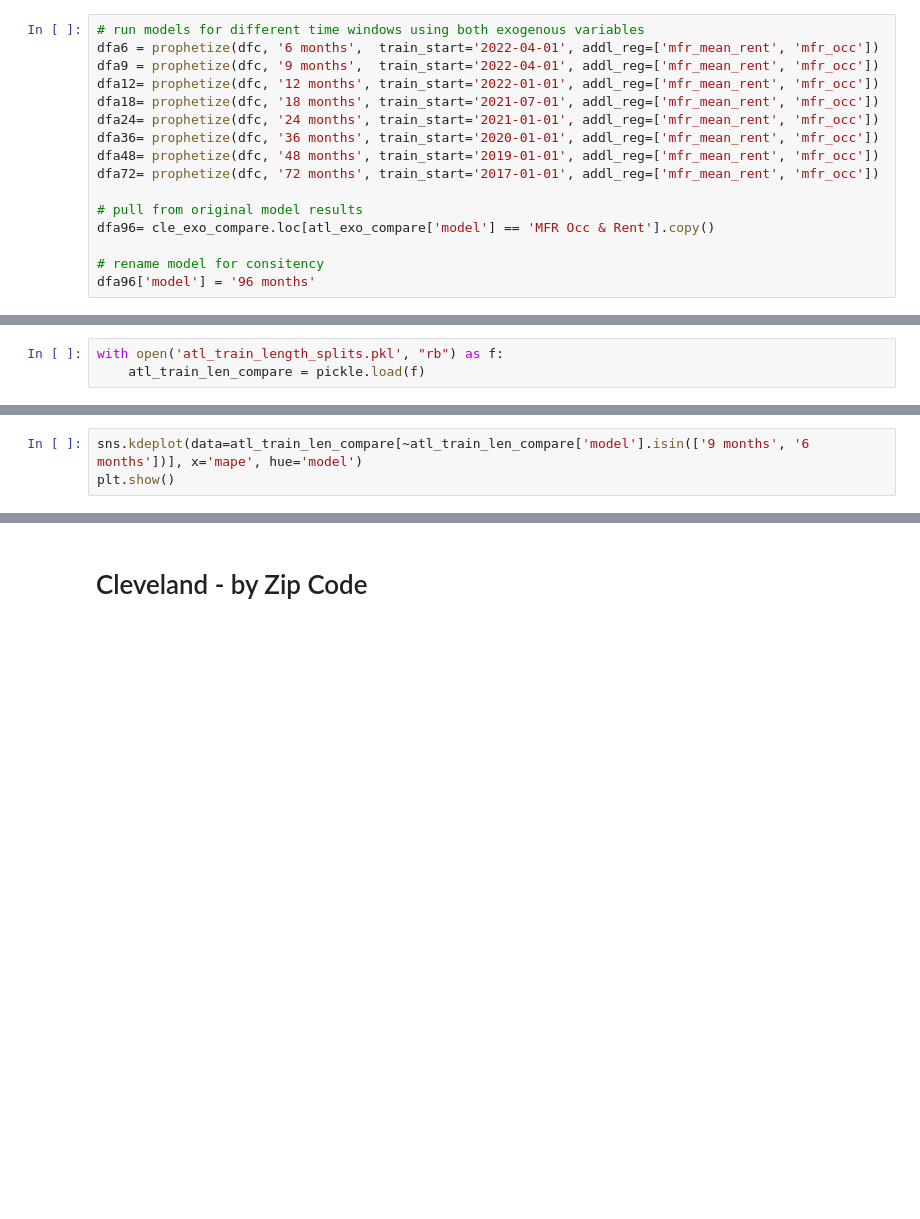
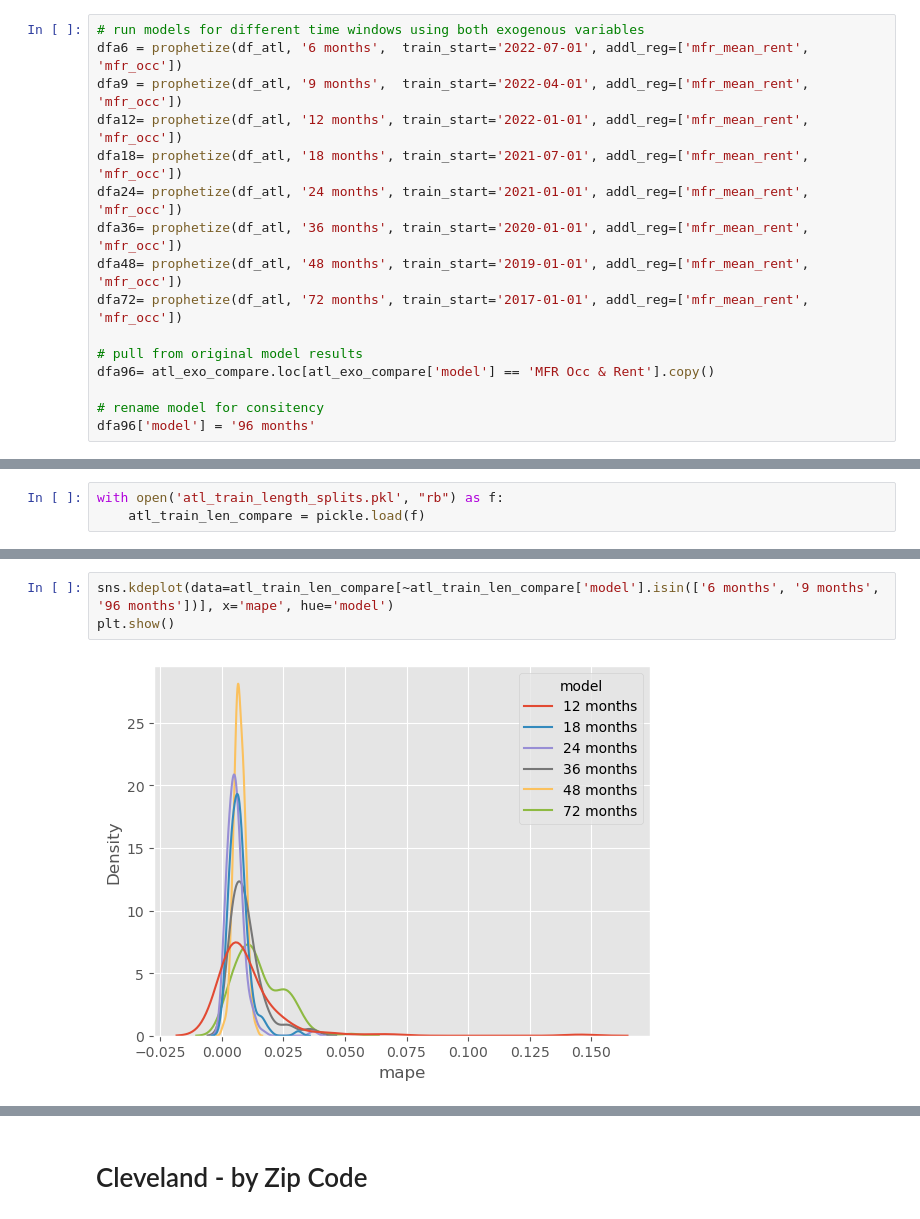
Before and after one commit to eihwood/Haystacks.AI-7, a Jupyter notebook: src/austin_prophet_model.ipynb, the cells around one changed output, grey strips where cells are left out. Cells and saved outputs as stored; diff of their text form; blank space fills up the shorter version.

```diff
--- a/src/austin_prophet_model.ipynb
+++ b/src/austin_prophet_model.ipynb
@@ -214,17 +246,17 @@ plt.show()
 [figure]
 # %%
 # run models for different time windows using both exogenous variables
-dfa6 = prophetize(dfc, '6 months',  train_start='2022-04-01', addl_reg=['mfr_mean_rent', 'mfr_occ'])
-dfa9 = prophetize(dfc, '9 months',  train_start='2022-04-01', addl_reg=['mfr_mean_rent', 'mfr_occ'])
-dfa12= prophetize(dfc, '12 months', train_start='2022-01-01', addl_reg=['mfr_mean_rent', 'mfr_occ'])
-dfa18= prophetize(dfc, '18 months', train_start='2021-07-01', addl_reg=['mfr_mean_rent', 'mfr_occ'])
-dfa24= prophetize(dfc, '24 months', train_start='2021-01-01', addl_reg=['mfr_mean_rent', 'mfr_occ'])
-dfa36= prophetize(dfc, '36 months', train_start='2020-01-01', addl_reg=['mfr_mean_rent', 'mfr_occ'])
-dfa48= prophetize(dfc, '48 months', train_start='2019-01-01', addl_reg=['mfr_mean_rent', 'mfr_occ'])
-dfa72= prophetize(dfc, '72 months', train_start='2017-01-01', addl_reg=['mfr_mean_rent', 'mfr_occ'])
+dfa6 = prophetize(df_atl, '6 months',  train_start='2022-07-01', addl_reg=['mfr_mean_rent', 'mfr_occ'])
+dfa9 = prophetize(df_atl, '9 months',  train_start='2022-04-01', addl_reg=['mfr_mean_rent', 'mfr_occ'])
+dfa12= prophetize(df_atl, '12 months', train_start='2022-01-01', addl_reg=['mfr_mean_rent', 'mfr_occ'])
+dfa18= prophetize(df_atl, '18 months', train_start='2021-07-01', addl_reg=['mfr_mean_rent', 'mfr_occ'])
+dfa24= prophetize(df_atl, '24 months', train_start='2021-01-01', addl_reg=['mfr_mean_rent', 'mfr_occ'])
+dfa36= prophetize(df_atl, '36 months', train_start='2020-01-01', addl_reg=['mfr_mean_rent', 'mfr_occ'])
+dfa48= prophetize(df_atl, '48 months', train_start='2019-01-01', addl_reg=['mfr_mean_rent', 'mfr_occ'])
+dfa72= prophetize(df_atl, '72 months', train_start='2017-01-01', addl_reg=['mfr_mean_rent', 'mfr_occ'])
 
 # pull from original model results
-dfa96= cle_exo_compare.loc[atl_exo_compare['model'] == 'MFR Occ & Rent'].copy()
+dfa96= atl_exo_compare.loc[atl_exo_compare['model'] == 'MFR Occ & Rent'].copy()
 
 # rename model for consitency
 dfa96['model'] = '96 months'
@@ -241,5 +321,7 @@ with open('atl_train_length_splits.pkl', "rb") as f:
 # %%
-sns.kdeplot(data=atl_train_len_compare[~atl_train_len_compare['model'].isin(['9 months', '6 months'])], x='mape', hue='model')
+sns.kdeplot(data=atl_train_len_compare[~atl_train_len_compare['model'].isin(['6 months', '9 months', '96 months'])], x='mape', hue='model')
 plt.show()
+# %% [output]
+[figure, added]
 # %%
 barplot_atl_train_split = atl_train_len_compare.groupby('model', as_index=False)[['mape','rmse', 'mae']].mean()
```
Also changed, not shown: parts of 29 cells of this notebook.
